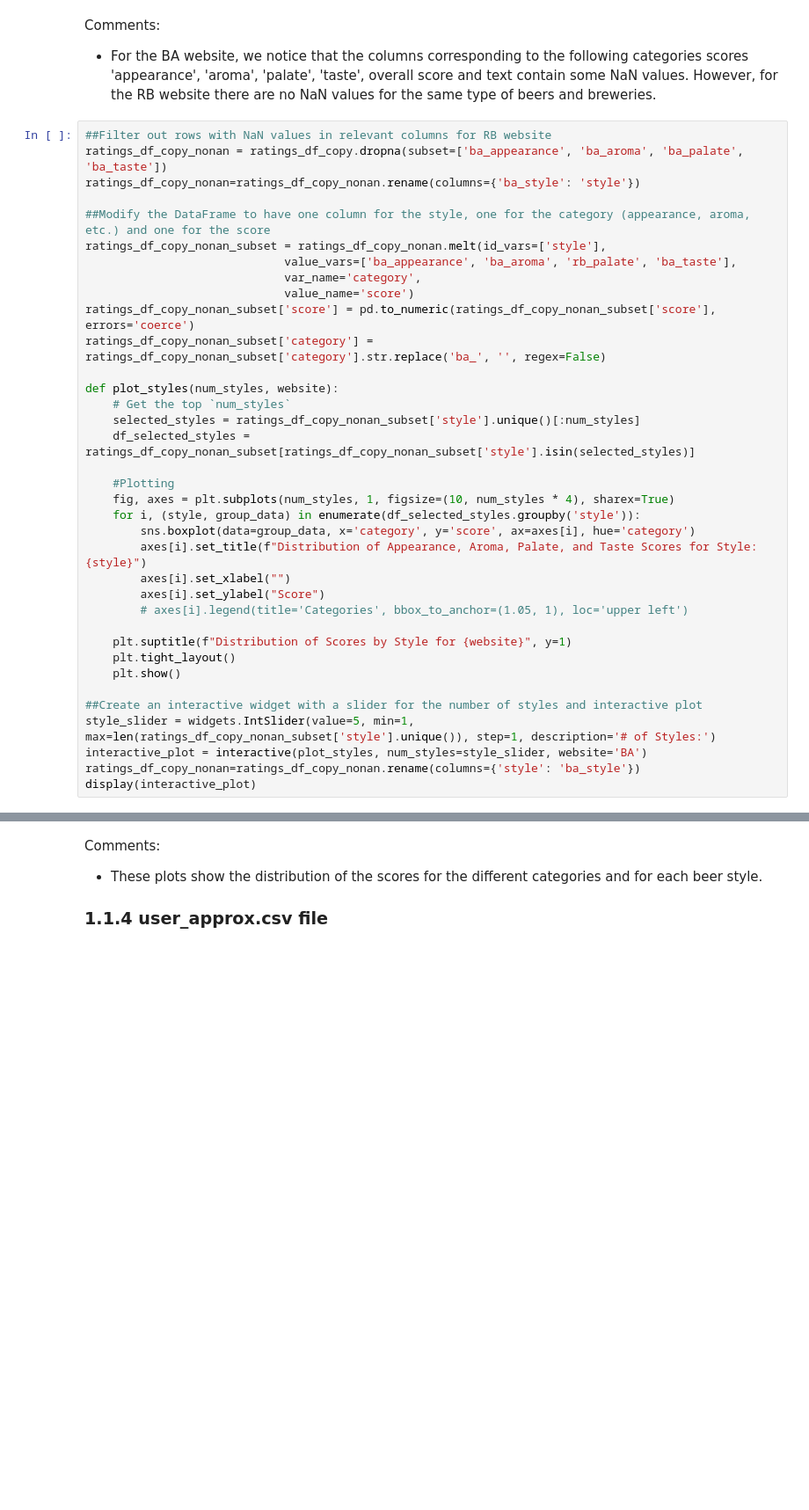
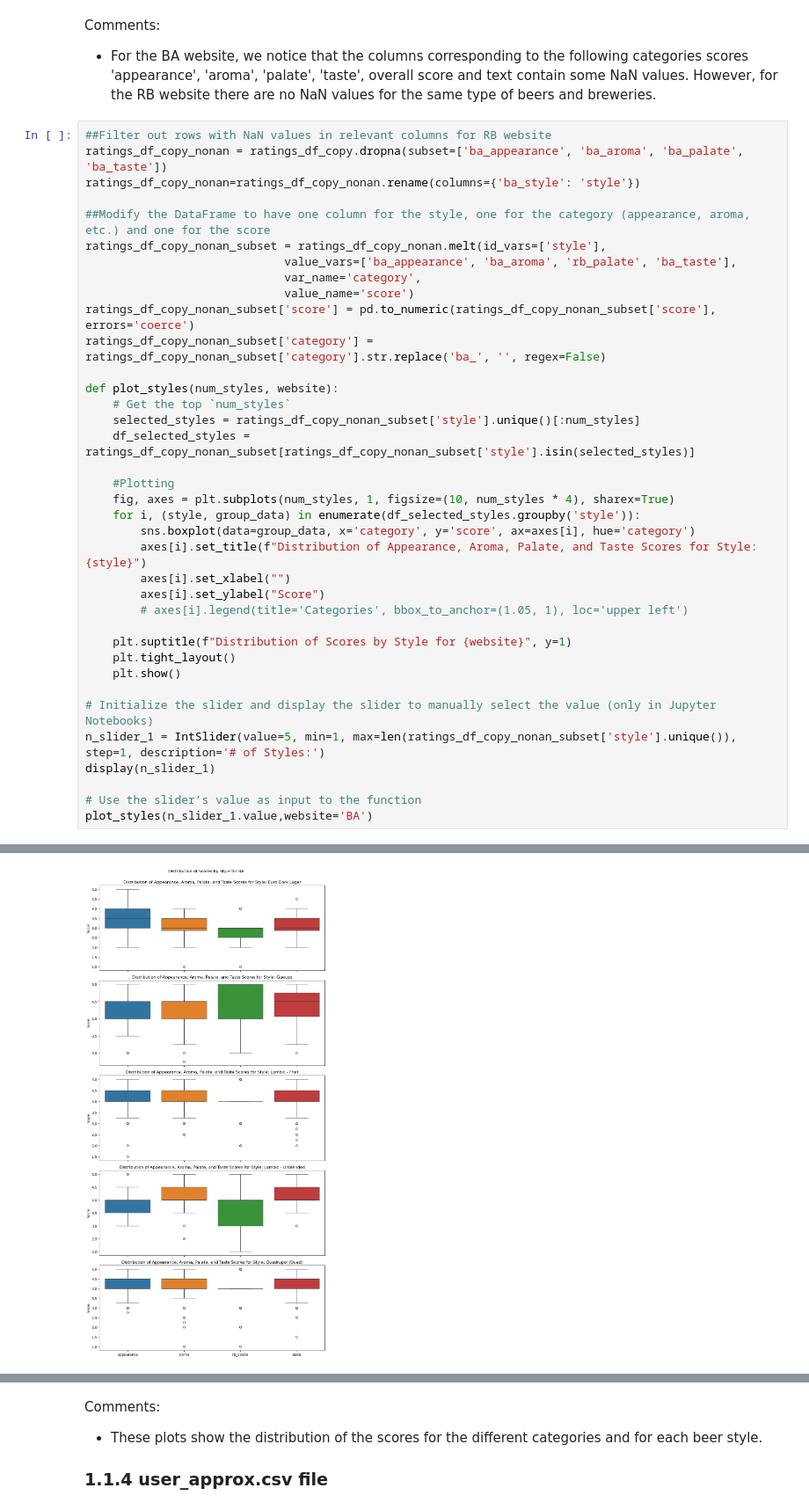
Before and after one commit to epfl-ada/ada-2024-project-kjaaanalytics, a Jupyter notebook: results.ipynb, the cells around one changed output, grey strips where cells are left out. Shown at 88% size. Saved outputs shown, nothing was run; the diff lists cells and outputs as text; blank space fills up the shorter version.

```diff
--- a/results.ipynb
+++ b/results.ipynb
@@ -341,9 +341,10 @@ def plot_styles(num_styles, website):
     plt.tight_layout()
     plt.show()
 
-##Create an interactive widget with a slider for the number of styles and interactive plot
-style_slider = widgets.IntSlider(value=5, min=1, max=len(ratings_df_copy_nonan_subset['style'].unique()), step=1, description='# of Styles:')
-interactive_plot = interactive(plot_styles, num_styles=style_slider, website='BA')
-ratings_df_copy_nonan=ratings_df_copy_nonan.rename(columns={'style': 'ba_style'})
-display(interactive_plot)
+# Initialize the slider and display the slider to manually select the value (only in Jupyter Notebooks)
+n_slider_1 = IntSlider(value=5, min=1, max=len(ratings_df_copy_nonan_subset['style'].unique()), step=1, description='# of Styles:')
+display(n_slider_1)
+
+# Use the slider’s value as input to the function
+plot_styles(n_slider_1.value,website='BA')
 # %% [output]
@@ -351,3 +352,4 @@ interactive(children=(IntSlider(value=5, description='# of Styles:', max=104, mi
+[figure, added]
 # %%
 ##Filter out rows with NaN values in relevant columns for RB website
 ratings_df_copy_nonan = ratings_df_copy.dropna(subset=['rb_appearance', 'rb_aroma', 'rb_palate', 'rb_taste'])
```
Also changed, not shown: parts of 6 cells of this notebook, 2 other files.
